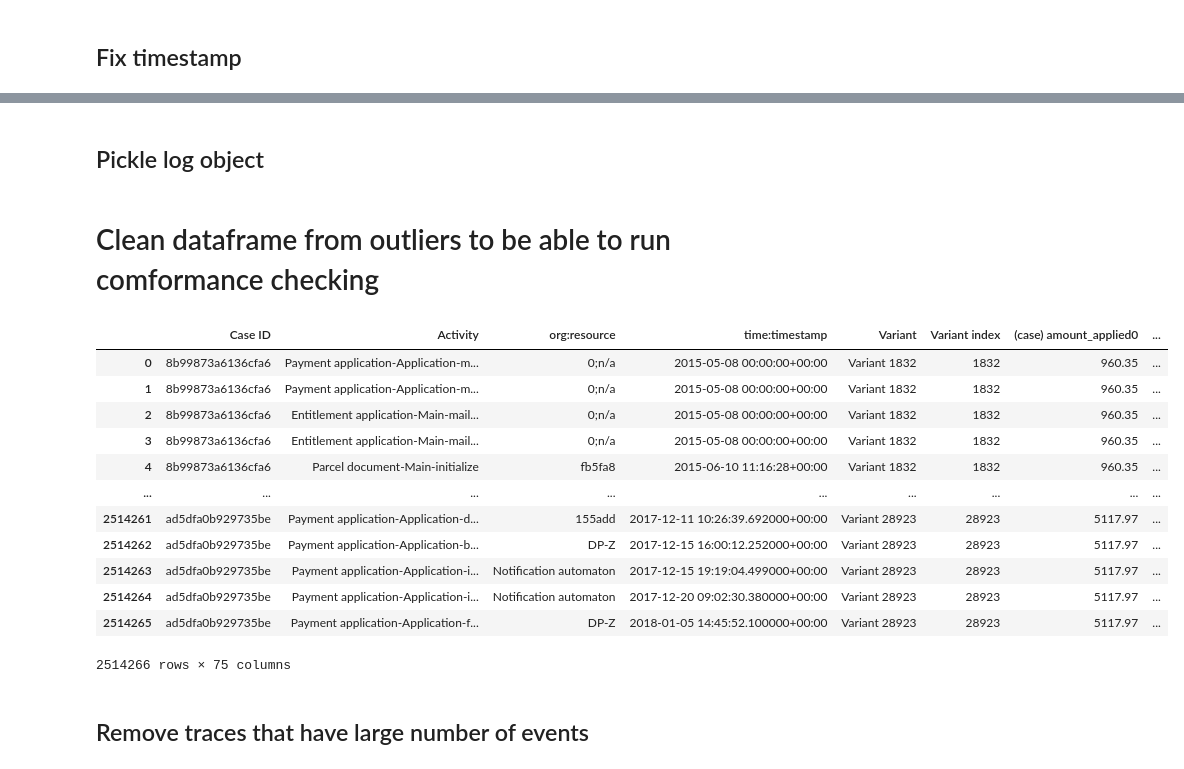
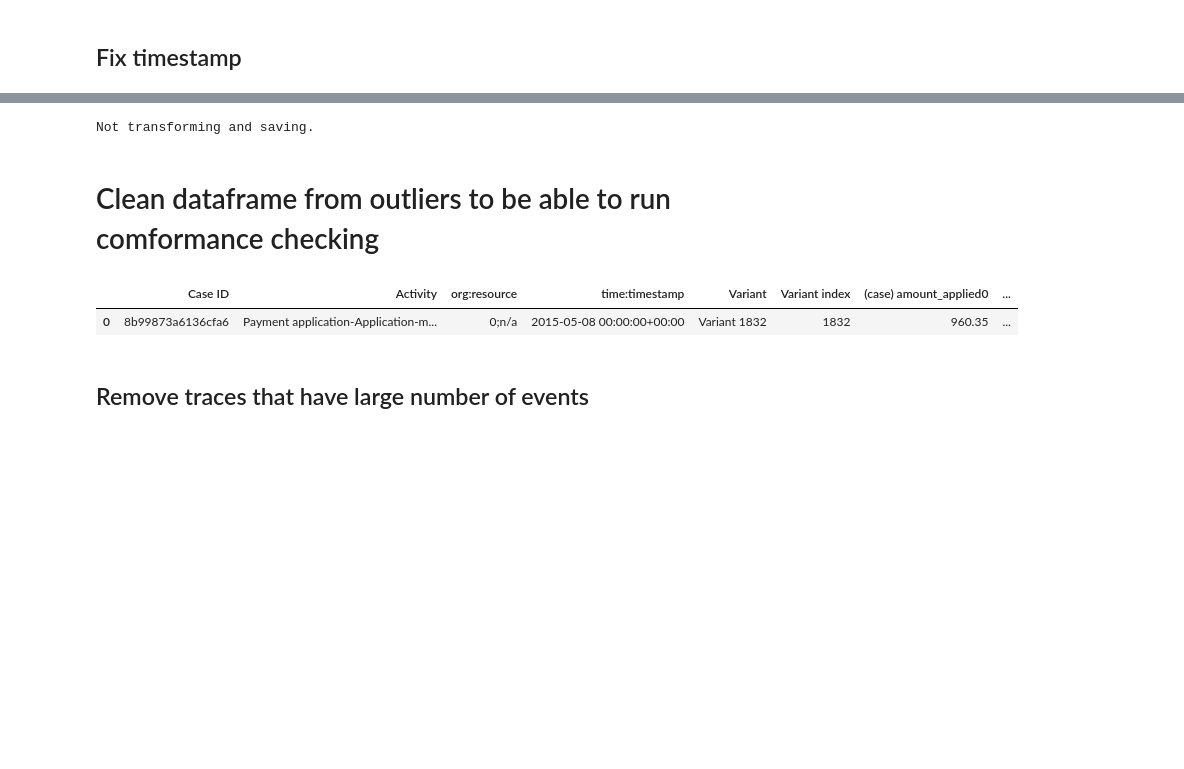
Before and after one commit to rowanarts/process-mining-assignment-2, a Jupyter notebook: Q1/transform_and_filter_df.ipynb, the cells around one changed output, grey strips where cells are left out. Drawn from its saved outputs; the diff is of its cells as text; code cells hidden in the pictures; blank space fills up the shorter version.

Commit message:
Filtered dataframe; transform to log; save both

```diff
--- a/Q1/transform_and_filter_df.ipynb
+++ b/Q1/transform_and_filter_df.ipynb
@@ -4,6 +4,7 @@
 ## Imports etc
 # %%
 import pandas as pd
+pd.set_option('display.max_columns', None)
 from pm4py.objects.conversion.log import converter as log_converter
 from pm4py.objects.log.importer.xes import importer as xes_importer
 from pm4py.objects.log.util import dataframe_utils
@@ -11,3 +12,5 @@ from pm4py.objects.log.util import dataframe_utils
 import utils
 
 READ_PARQUET = True  # faster, but have to create first
+CONVERT_REGULAR_DF_TO_LOG = False  # if True, transforms regular dataframe to log object in ~45min
+CONVERT_FILTERED_DF_TO_LOG = True  # if True, transforms filtered dataframe to log objects in ~X min
@@ -72,2 +84,0 @@ log = log_converter.apply(df, parameters=parameters, variant=log_converter.Varia
-# %% [markdown]
-## Pickle log object
@@ -76,23 +85,21 @@ utils.save_log(log)
+# %%
+if CONVERT_REGULAR_DF_TO_LOG:
+    print("Transforming df into log and saving it. ")
+    log = convert_df_to_log(df)
+    utils.save_log(log)
+else:
+    print("Not transforming and saving.")
+# %% [output]
+Not transforming and saving.
 # %% [markdown]
 # Clean dataframe from outliers to be able to run comformance checking
 # %%
 filtered_df = df.copy()
 # %%
-filtered_df
+filtered_df.head(1)
 # %% [output]
 |  | Case ID | Activity | org:resource | time:timestamp | Variant | Variant index | (case) amount_applied0 | ... |
 | 0 | 8b99873a6136cfa6 | Payment application-Application-m... | 0;n/a | 2015-05-08 00:00:00+00:00 | Variant 1832 | 1832 | 960.35 | ... |
-| 1 | 8b99873a6136cfa6 | Payment application-Application-m... | 0;n/a | 2015-05-08 00:00:00+00:00 | Variant 1832 | 1832 | 960.35 | ... |
-| 2 | 8b99873a6136cfa6 | Entitlement application-Main-mail... | 0;n/a | 2015-05-08 00:00:00+00:00 | Variant 1832 | 1832 | 960.35 | ... |
-| 3 | 8b99873a6136cfa6 | Entitlement application-Main-mail... | 0;n/a | 2015-05-08 00:00:00+00:00 | Variant 1832 | 1832 | 960.35 | ... |
-| 4 | 8b99873a6136cfa6 | Parcel document-Main-initialize | fb5fa8 | 2015-06-10 11:16:28+00:00 | Variant 1832 | 1832 | 960.35 | ... |
-| ... | ... | ... | ... | ... | ... | ... | ... | ... |
-| 2514261 | ad5dfa0b929735be | Payment application-Application-d... | 155add | 2017-12-11 10:26:39.692000+00:00 | Variant 28923 | 28923 | 5117.97 | ... |
-| 2514262 | ad5dfa0b929735be | Payment application-Application-b... | DP-Z | 2017-12-15 16:00:12.252000+00:00 | Variant 28923 | 28923 | 5117.97 | ... |
-| 2514263 | ad5dfa0b929735be | Payment application-Application-i... | Notification automaton | 2017-12-15 19:19:04.499000+00:00 | Variant 28923 | 28923 | 5117.97 | ... |
-| 2514264 | ad5dfa0b929735be | Payment application-Application-i... | Notification automaton | 2017-12-20 09:02:30.380000+00:00 | Variant 28923 | 28923 | 5117.97 | ... |
-| 2514265 | ad5dfa0b929735be | Payment application-Application-f... | DP-Z | 2018-01-05 14:45:52.100000+00:00 | Variant 28923 | 28923 | 5117.97 | ... |
-2514266 rows × 75 columns
 # %% [markdown]
 ## Remove traces that have large number of events
 # %%
```
Also changed, not shown: parts of 42 cells of this notebook, 1 other file.
